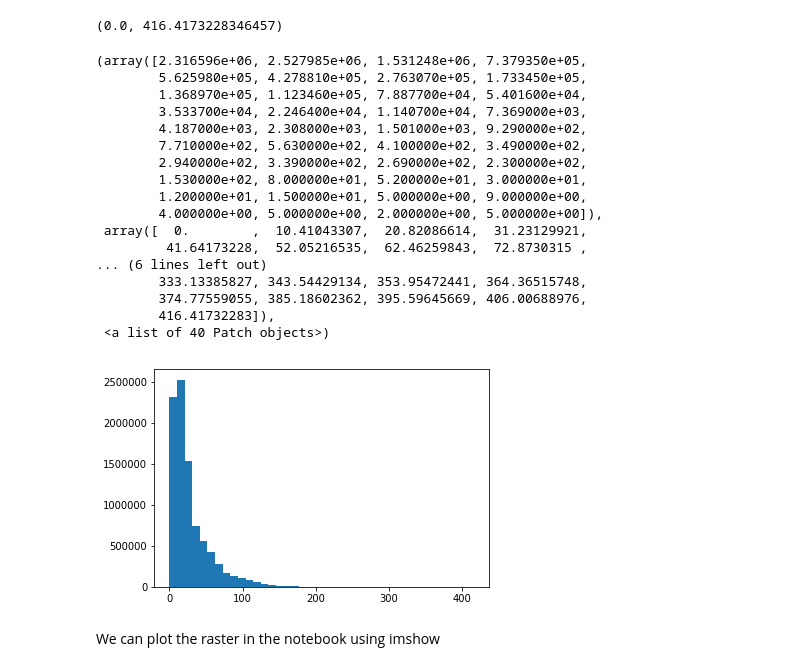
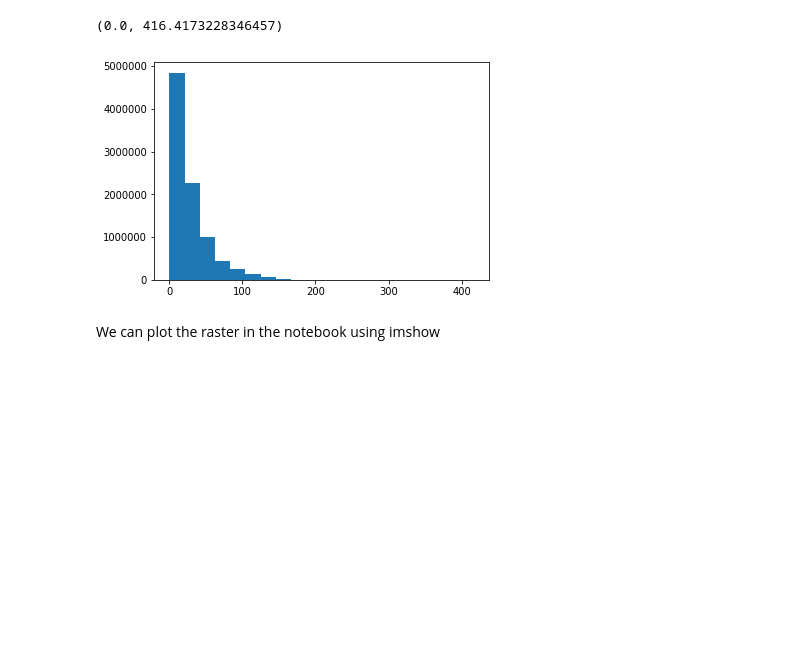
Before and after one commit to perrygeo/notebooks, a Jupyter notebook: Python-Geospatial-Tutorial.ipynb, the cells around one changed output. Cells and saved outputs as stored; diff of their text form; code cells hidden in the pictures; blank space fills up the shorter version.

```diff
--- a/Python-Geospatial-Tutorial.ipynb
+++ b/Python-Geospatial-Tutorial.ipynb
@@ -323,26 +320,9 @@ current_precip_inches.min(), current_precip_inches.max()
 # %% [output]
 (0.0, 416.4173228346457)
 # %%
-plt.hist(current_precip_inches.flatten(), bins=40)
+plt.hist(current_precip_inches.flatten(), bins=20);
 # %% [output]
-(array([2.316596e+06, 2.527985e+06, 1.531248e+06, 7.379350e+05,
-        5.625980e+05, 4.278810e+05, 2.763070e+05, 1.733450e+05,
-        1.368970e+05, 1.123460e+05, 7.887700e+04, 5.401600e+04,
-        3.533700e+04, 2.246400e+04, 1.140700e+04, 7.369000e+03,
-        4.187000e+03, 2.308000e+03, 1.501000e+03, 9.290000e+02,
-        7.710000e+02, 5.630000e+02, 4.100000e+02, 3.490000e+02,
-        2.940000e+02, 3.390000e+02, 2.690000e+02, 2.300000e+02,
-        1.530000e+02, 8.000000e+01, 5.200000e+01, 3.000000e+01,
-        1.200000e+01, 1.500000e+01, 5.000000e+00, 9.000000e+00,
-        4.000000e+00, 5.000000e+00, 2.000000e+00, 5.000000e+00]),
- array([  0.        ,  10.41043307,  20.82086614,  31.23129921,
-         41.64173228,  52.05216535,  62.46259843,  72.8730315 ,
-... (6 lines left out)
-        333.13385827, 343.54429134, 353.95472441, 364.36515748,
-        374.77559055, 385.18602362, 395.59645669, 406.00688976,
-        416.41732283]),
- <a list of 40 Patch objects>)
-[figure, old version]
+[figure, new version]
 # %% [markdown]
 We can plot the raster in the notebook using imshow
 # %%
```
Also changed, not shown: parts of 19 cells of this notebook.
